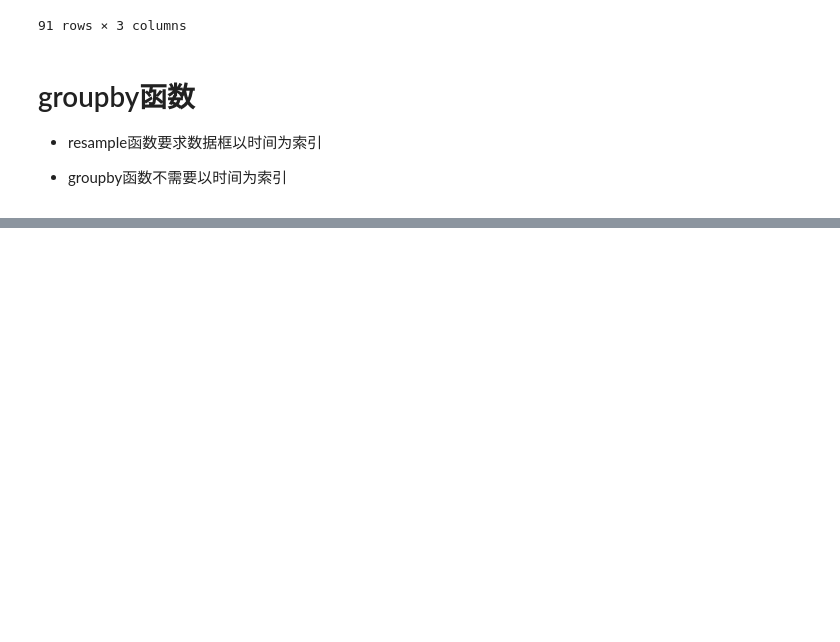
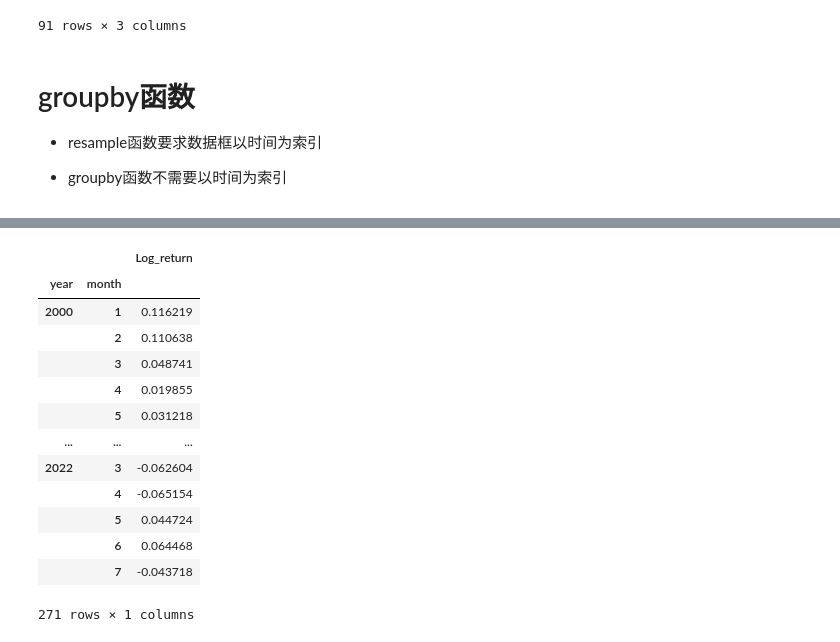
Before and after one commit to Mxc200209/Python, a Jupyter notebook: Python/Python/第二次课程.ipynb, the cells around one changed output, grey strips where cells are left out. Cells and saved outputs as stored; diff of their text form; code cells hidden in the pictures; blank space fills up the shorter version.

```diff
--- a/Python/Python/第二次课程.ipynb
+++ b/Python/Python/第二次课程.ipynb
@@ -232,0 +272,20 @@ Quarter_data2
+# %%
+Month_data2 = pd.DataFrame(
+    index.groupby(['year','month'])['Log_return'].apply(lambda x: sum(x))
+) #sum函数是Python内置函数，自己写函数 function名
+Month_data2
+# %% [output]
+|  |  | Log_return |
+| year | month |  |
+| 2000 | 1 | 0.116219 |
+|  | 2 | 0.110638 |
+|  | 3 | 0.048741 |
+|  | 4 | 0.019855 |
+|  | 5 | 0.031218 |
+| ... | ... | ... |
+| 2022 | 3 | -0.062604 |
+|  | 4 | -0.065154 |
+|  | 5 | 0.044724 |
+|  | 6 | 0.064468 |
+|  | 7 | -0.043718 |
+271 rows × 1 columns
```
Also changed, not shown: parts of 3 cells of this notebook, 1 other file.
